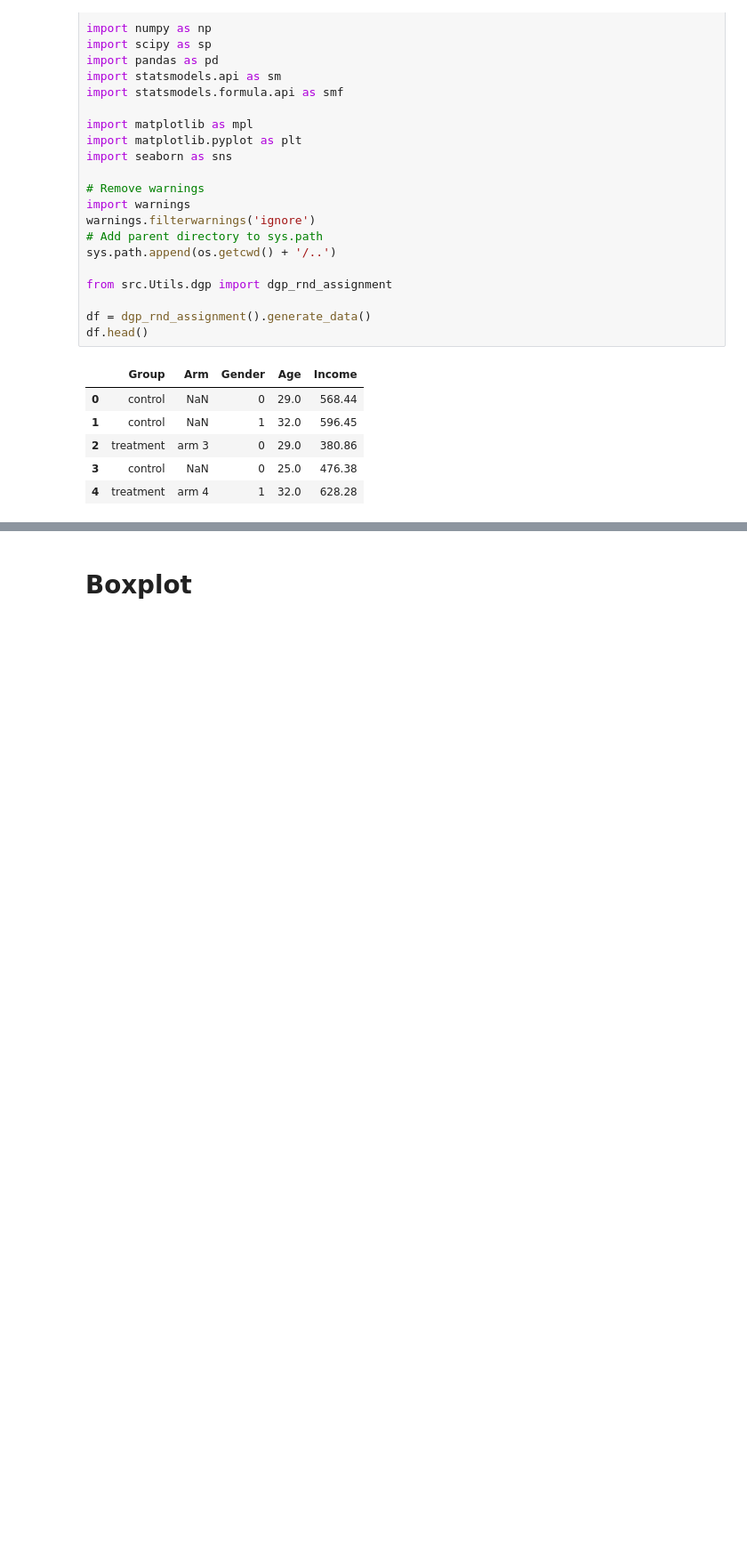
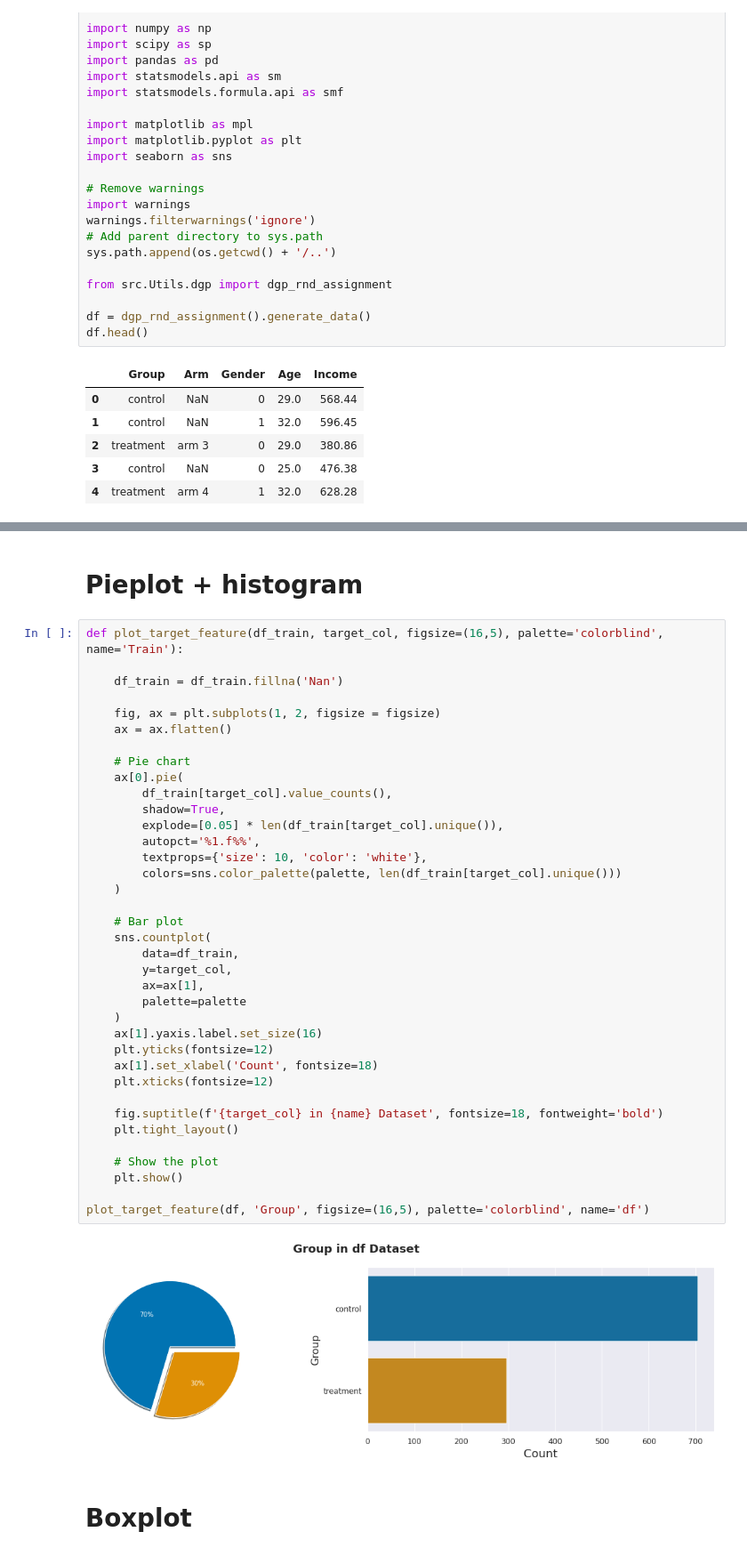
Before and after one commit to beatwad/kaggle_tips, a Jupyter notebook: Visualization/Tabular.ipynb, the cells around one changed output, grey strips where cells are left out. Shown at 89% size. Drawn from its saved outputs; the diff is of its cells as text; blank space fills up the shorter version.

```diff
--- a/Visualization/Tabular.ipynb
+++ b/Visualization/Tabular.ipynb
@@ -34,3 +41,44 @@ df.head()
+# %% [markdown]
+# Pieplot + histogram
+# %%
+def plot_target_feature(df_train, target_col, figsize=(16,5), palette='colorblind', name='Train'):
+
+    df_train = df_train.fillna('Nan')
+
+    fig, ax = plt.subplots(1, 2, figsize = figsize)
+    ax = ax.flatten()
+
+    # Pie chart
+    ax[0].pie(
+        df_train[target_col].value_counts(),
+        shadow=True,
+        explode=[0.05] * len(df_train[target_col].unique()),
+        autopct='%1.f%%',
+        textprops={'size': 10, 'color': 'white'},
+        colors=sns.color_palette(palette, len(df_train[target_col].unique()))
+    )
+
+    # Bar plot
+    sns.countplot(
+        data=df_train,
+        y=target_col,
+        ax=ax[1],
+        palette=palette
+    )
+    ax[1].yaxis.label.set_size(16)
+    plt.yticks(fontsize=12)
+    ax[1].set_xlabel('Count', fontsize=18)
+    plt.xticks(fontsize=12)
+
+    fig.suptitle(f'{target_col} in {name} Dataset', fontsize=18, fontweight='bold')
+    plt.tight_layout()
+
+    # Show the plot
+    plt.show()
+
+plot_target_feature(df, 'Group', figsize=(16,5), palette='colorblind', name='df')
+# %% [output]
+[figure, added]
 # %% [markdown]
 # Boxplot
 # %%
```
Also changed, not shown: parts of 17 cells of this notebook, 3 other files.
